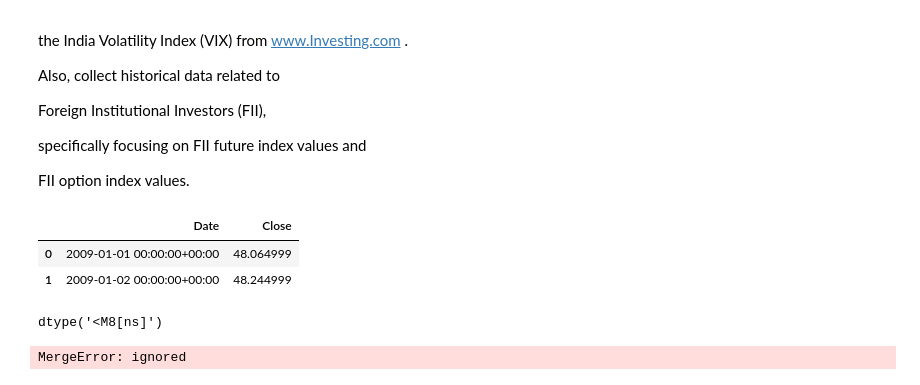
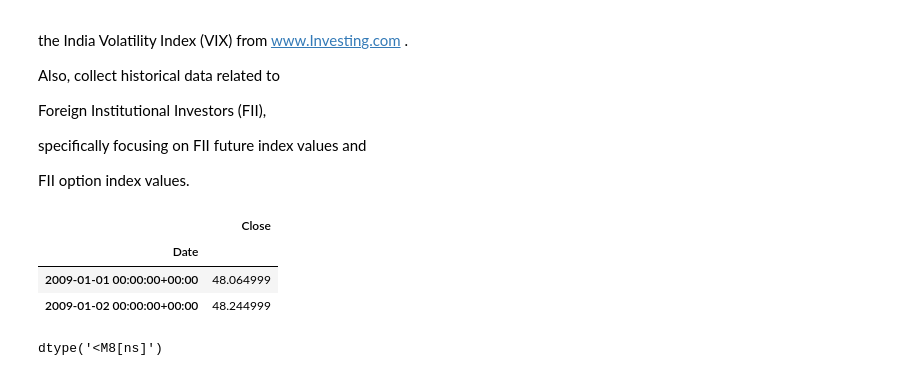
Before and after one commit to shreya139/Circuits-in-Stocks, a Jupyter notebook: DataPrepration_project_p2.ipynb, the cells around one changed output. Drawn from its saved outputs; the diff is of its cells as text; code cells hidden in the pictures.

```diff
--- a/DataPrepration_project_p2.ipynb
+++ b/DataPrepration_project_p2.ipynb
@@ -179,38 +178,24 @@ specifically focusing on FII future index values and
 
 FII option index values.
 # %%
-# Create a ticker object for USD/INR
-ticker = yf.Ticker("USDINR=X")
+# # Create a ticker object for USD/INR
+# ticker = yf.Ticker("USDINR=X")
 
-# Get historical data for the exchange rate
-exchange_rate_data = ticker.history(start=startdate, end=enddate)
+# # Get historical data for the exchange rate
+# exchange_rate_data = ticker.history(start=startdate, end=enddate)
 
-# Reset the index and convert it into a column
-exchange_rate_data.reset_index(inplace=True)
+# # Reset the index and convert it into a column
+# # exchange_rate_data.reset_index(inplace=True)
 
-# Print the historical exchange rate data
-exchange_rate_data[['Date','Close']].head(2)
+# # Print the historical exchange rate data
+# exchange_rate_data[['Close']].head(2)
 # %% [output]
-|  | Date | Close |
-| 0 | 2009-01-01 00:00:00+00:00 | 48.064999 |
-| 1 | 2009-01-02 00:00:00+00:00 | 48.244999 |
+|  | Close |
+| Date |  |
+| 2009-01-01 00:00:00+00:00 | 48.064999 |
+| 2009-01-02 00:00:00+00:00 | 48.244999 |
 # %%
 data.index.dtype
 # exchange_rate_data['Date'].dtype
 # %% [output]
 dtype('<M8[ns]')
-# %%
-data.index = (pd.to_datetime(data.index))
-
-data= data[startdate:]
-# Convert column name Date from String datatype to Date datatype"""
-exchange_rate_data['Date']=pd.to_datetime(exchange_rate_data['Date'])
-
-#Sort the Sheet based on Date ascending order. This is one of pre-requisite to merge different dataframe.
-#Dataframe that has to be merged should be sorted by join columns. In this case, join column is date.
-#Hence, it is sorted based on Date column
-exchange_rate_data=exchange_rate_data.sort_values(by=['Date'],ascending=True)
-data=pd.merge_asof(data,exchange_rate_data,on='Date')
-print(data.tail(2))
-# %% [output]
-MergeError: ignored
```
Also changed, not shown: parts of 5 cells of this notebook.
